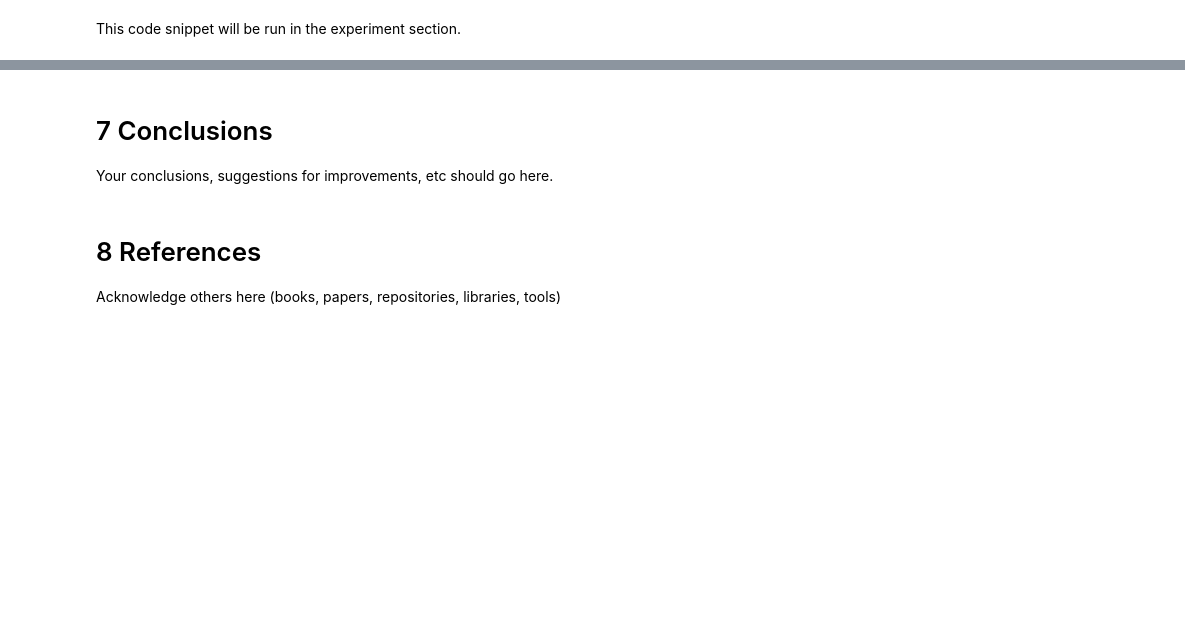
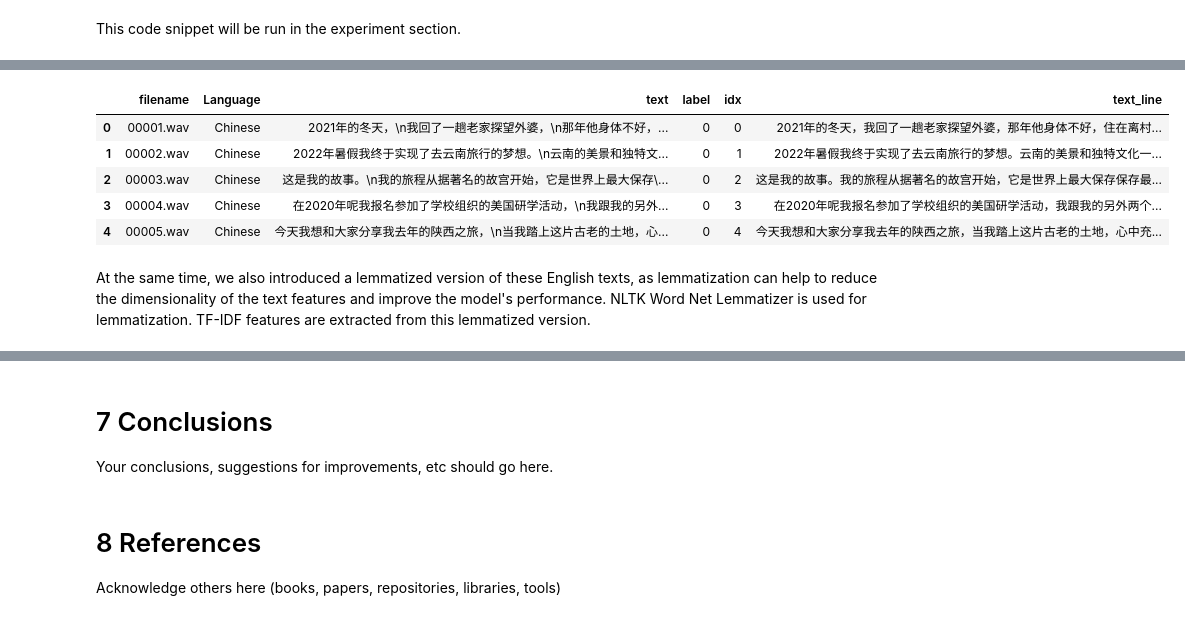
Before and after one commit to scris/ml-project-fautt, a Jupyter notebook: submission.ipynb, the cells around one changed output, grey strips where cells are left out. Saved outputs shown, nothing was run; the diff lists cells and outputs as text; code cells hidden in the pictures; blank space fills up the shorter version.

```diff
--- a/submission.ipynb
+++ b/submission.ipynb
@@ -719,0 +778,12 @@ Carry out your experiments here. Analyse and explain your results. Unexplained r
+# %%
+import pandas as pd
+
+df = pd.read_csv('dataset/stories_merged_info.csv')
+df.head()
+# %% [output]
+|  | filename | Language | text | label | idx | text_line |
+| 0 | 00001.wav | Chinese | 2021年的冬天，\n我回了一趟老家探望外婆，\n那年他身体不好，... | 0 | 0 | 2021年的冬天，我回了一趟老家探望外婆，那年他身体不好，住在离村... |
+| 1 | 00002.wav | Chinese | 2022年暑假我终于实现了去云南旅行的梦想。\n云南的美景和独特文... | 0 | 1 | 2022年暑假我终于实现了去云南旅行的梦想。云南的美景和独特文化一... |
+| 2 | 00003.wav | Chinese | 这是我的故事。\n我的旅程从据著名的故宫开始，它是世界上最大保存\... | 0 | 2 | 这是我的故事。我的旅程从据著名的故宫开始，它是世界上最大保存保存最... |
+| 3 | 00004.wav | Chinese | 在2020年呢我报名参加了学校组织的美国研学活动，\n我跟我的另外... | 0 | 3 | 在2020年呢我报名参加了学校组织的美国研学活动，我跟我的另外两个... |
+| 4 | 00005.wav | Chinese | 今天我想和大家分享我去年的陕西之旅，\n当我踏上这片古老的土地，心... | 0 | 4 | 今天我想和大家分享我去年的陕西之旅，当我踏上这片古老的土地，心中充... |
@@ -719,0 +814,2 @@ Carry out your experiments here. Analyse and explain your results. Unexplained r
+# %% [markdown]
+At the same time, we also introduced a lemmatized version of these English texts, as lemmatization can help to reduce the dimensionality of the text features and improve the model's performance. NLTK Word Net Lemmatizer is used for lemmatization. TF-IDF features are extracted from this lemmatized version.
```
Also changed, not shown: parts of 24 cells of this notebook, 2 other files.
